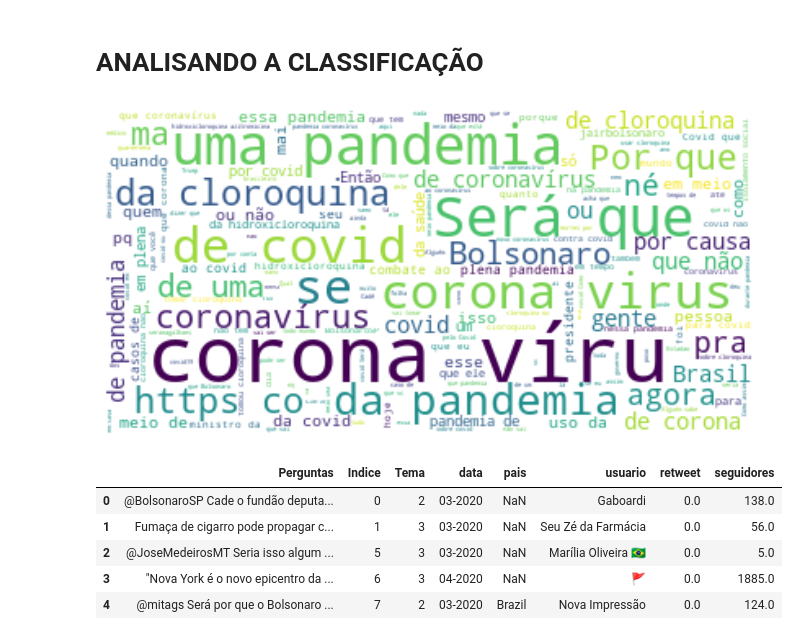
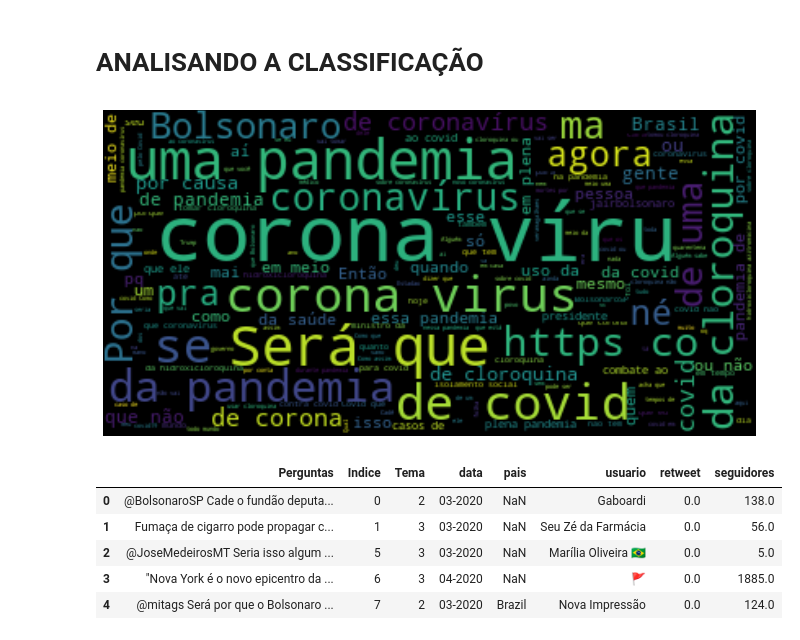
Before and after one commit to pauloigorms/covid-twitter-pecd, a Jupyter notebook: Programacao_Ciencia_Dados.ipynb, the cells around one changed output. Saved outputs shown, nothing was run; the diff lists cells and outputs as text; code cells hidden in the pictures.

```diff
--- a/Programacao_Ciencia_Dados.ipynb
+++ b/Programacao_Ciencia_Dados.ipynb
@@ -203,0 +188,2 @@ Text(0, 0.5, 'Mês 2020')
+# %%
+raw_data['data'] = pd.to_datetime(raw_data['data']).dt.strftime('%m-%Y')
@@ -322,13 +355,13 @@ for i in range(0, len(duvidas_file['Perguntas'])):
 # **ANALISANDO A CLASSIFICAÇÃO**
 # %%
 perguntas = " ".join(twitter for twitter in texto_classificado.Perguntas)
-wordcloud = WordCloud(background_color="white").generate(perguntas)
+wordcloud = WordCloud(background_color="black").generate(perguntas)
 plt.figure(figsize=(13,6))
 plt.imshow(wordcloud, interpolation='bilinear')
 plt.axis("off")
 plt.show()
 # %% [output]
-[figure, old version]
+[figure, new version]
 # %%
 texto_classificado['data'] = np.nan
 texto_classificado['pais'] = np.nan
```
Also changed, not shown: parts of 16 cells of this notebook.
